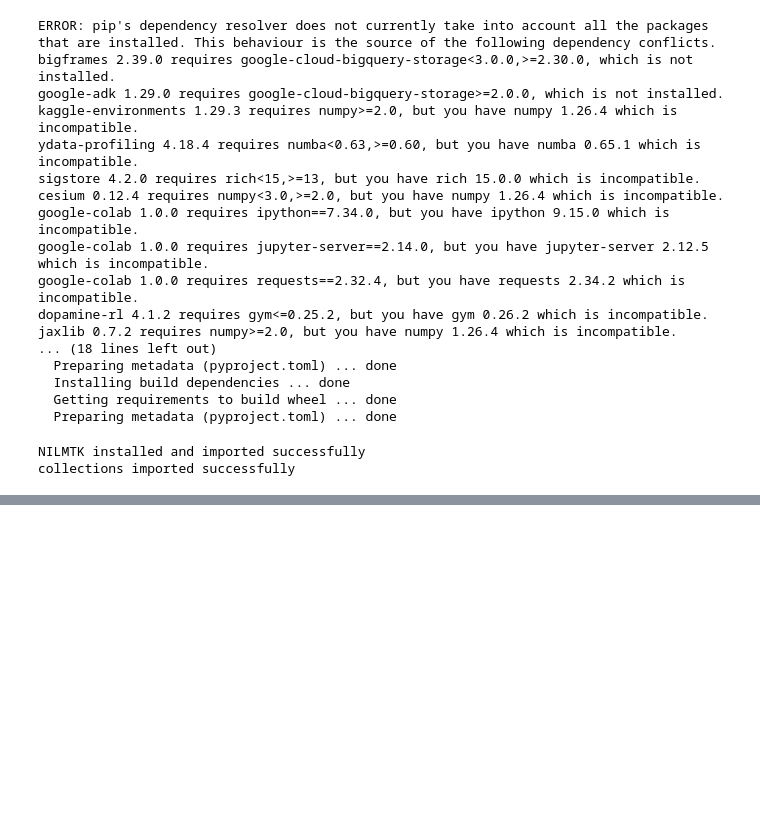
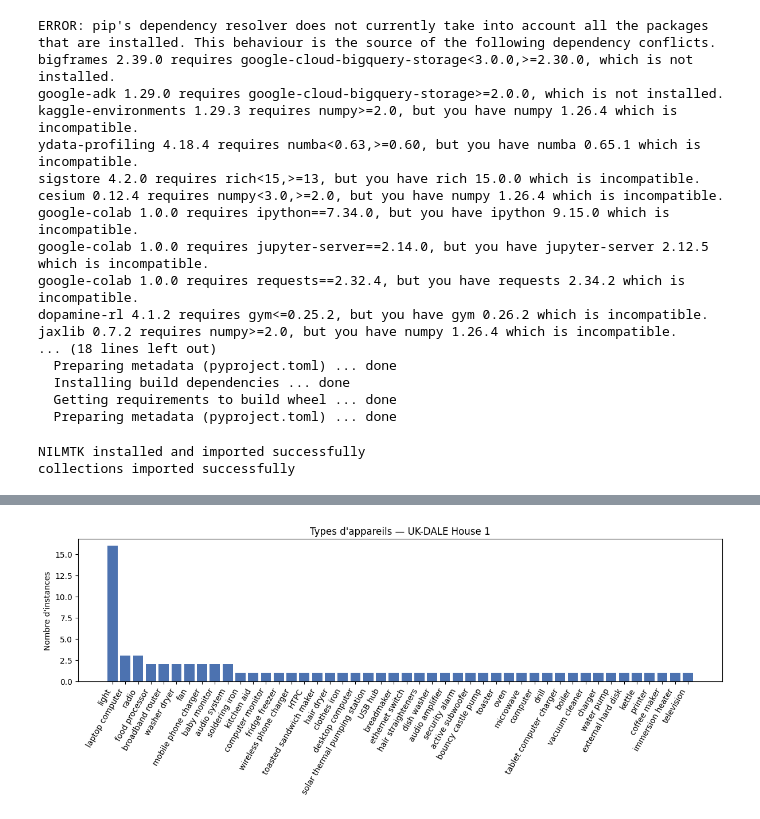
Before and after one commit to mohamedhabibboudabbous/imedgraph, a Jupyter notebook: uk-dale-23-06-26.ipynb, the cells around one changed output, grey strips where cells are left out. Saved outputs shown, nothing was run; the diff lists cells and outputs as text; code cells hidden in the pictures; blank space fills up the shorter version.

Commit message:
Kaggle Notebook | uk-dale-23/06/26 | Version 6

```diff
--- a/uk-dale-23-06-26.ipynb
+++ b/uk-dale-23-06-26.ipynb
@@ -72,0 +49,10 @@ Counter({'light': 16, 'laptop computer': 3, 'radio': 3, 'baby monitor': 2, 'mobi
+# %%
+# ===== CELLULE 2 : inventaire des types d'appareils =====
+# On passe par app.identifier au lieu de découper label() à la main :
+# identifier est un namedtuple ApplianceID(type, instance), plus robuste.
+appliance_names = [app.identifier.type for app in elec.appliances]
+counts = Counter(appliance_names)
+
+print(counts)
+print("Total appareils      :", len(appliance_names))
+print("Types distincts      :", len(counts))
@@ -222,8 +79,0 @@ print(len(set(apps_1_1_names)))
-# %%
-from collections import Counter
-
-counts = Counter(apps_1_1_names)
-
-# all elements with their occurrences
-for name, n in counts.items():
-    print(name, n)
@@ -370,0 +383,14 @@ plt.show()
+# %%
+# ===== CELLULE 7 : plot 1 — fréquence des types d'appareils =====
+items = counts.most_common()
+labels = [k for k, _ in items]
+vals   = [v for _, v in items]
+
+fig, ax = plt.subplots(figsize=(12, 5))
+ax.bar(labels, vals, color='#4C72B0')
+ax.set_ylabel("Nombre d'instances")
+ax.set_title("Types d'appareils — UK-DALE House 1")
+plt.xticks(rotation=60, ha='right')
+plt.tight_layout(); plt.show()
+# %% [output]
+[figure, added]
```
Also changed, not shown: parts of 31 cells of this notebook.
